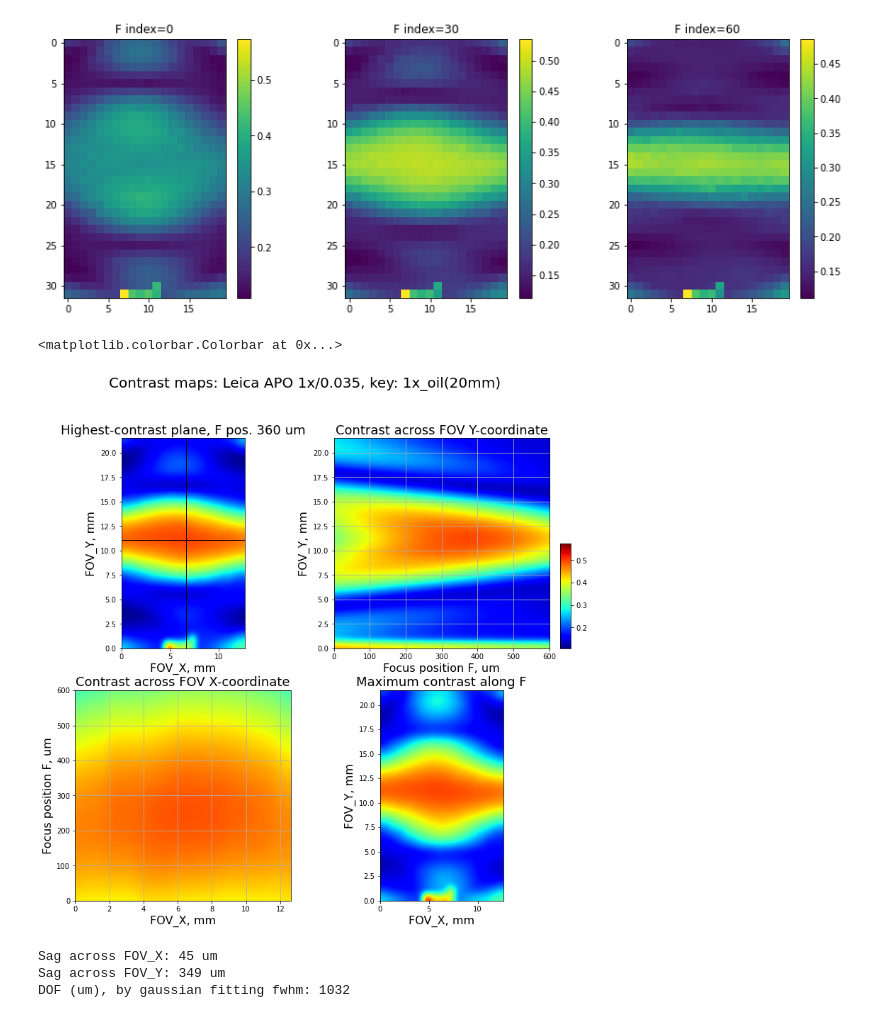
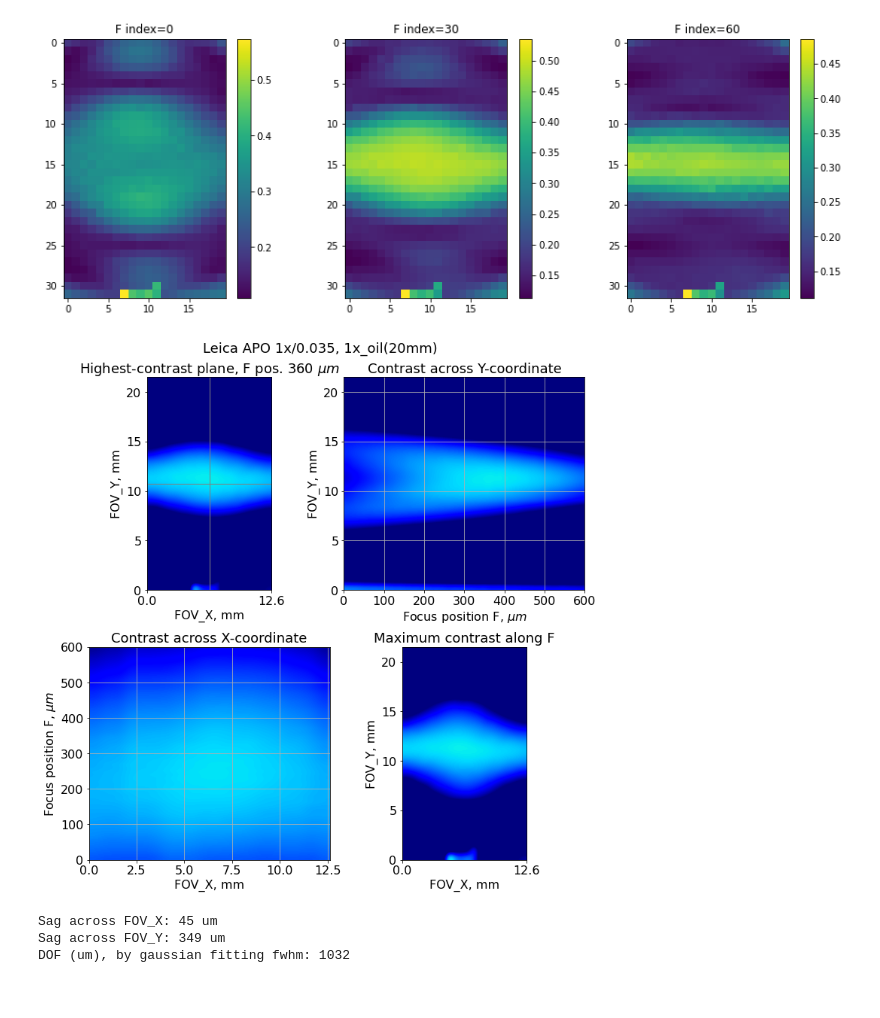
Before and after one commit to nvladimus/lens-testing, a Jupyter notebook: field-curvature/FieldCurvature-Fstack-LeicaPlanAPO-1x-NA0.035.ipynb, the cells around one changed output. Cells and saved outputs as stored; diff of their text form; code cells hidden in the pictures.

```diff
--- a/field-curvature/FieldCurvature-Fstack-LeicaPlanAPO-1x-NA0.035.ipynb
+++ b/field-curvature/FieldCurvature-Fstack-LeicaPlanAPO-1x-NA0.035.ipynb
@@ -24,8 +24,8 @@ from pathlib import Path
 # %%
 datafolder = "D:\\benchtopData\\Lens-testing\\"
 MAG = 1
-LENS_NAME = f"Leica APO {MAG}x/0.035"
-experiment_key = f"{MAG}x_oil(20mm)" #should start with magnification. e.g. 2
+LENS_NAME = f"Leica APO 1x/0.035"
+experiment_key = f"1x_oil(20mm)" #should start with magnification. e.g. 2
 suffix = ''
 datafiles = {
     f"{MAG}x_oil(20mm)": datafolder + f"Leica\\2022-08-26-Leica-1X-oil20mm\\one.tif",
@@ -94,66 +92,76 @@ for ind, f in enumerate([0, im_z//2, im_z-1]):
 # Save contrast table as TIFF and explore interactively
 tif.imsave(save_figs_folder + experiment_key + suffix + "_contrast.tiff", contrast_table)
 # %%
+CMIN, CMAX = 0.3, 0.85
+USE_COLORBAR = False
+FONTSIZE_LABELS = 16
+FONTSIZE_TITLES = 18
 # slice the contrast map along XZ and YZ axis, therough the center
-section_plane_x = N_ROIs_W//2
-section_plane_y = N_ROIs_H//2
-contrast_yz = np.squeeze(contrast_table[:,:,section_plane_x])
-contrast_xz = np.squeeze(contrast_table[:,section_plane_y,:])
-z_contrast_max = np.argmax(contrast_table[:,section_plane_y,section_plane_x])
-cmin, cmax = contrast_table.min(), contrast_table.max()
+contrast_yz = np.squeeze(contrast_table[:,:,N_ROIs_W//2])
+contrast_xz = np.squeeze(contrast_table[:,N_ROIs_H//2,:])
+z_contrast_max = np.argmax(contrast_table[:,N_ROIs_H//2,N_ROIs_W//2])
+#cmin, cmax = contrast_table.min(), contrast_table.max()
+cmin, cmax = CMIN, CMAX
 y_range = np.linspace(0, sensor_dim_mm[0], N_ROIs_H) / MAG
 x_range = np.linspace(0, sensor_dim_mm[1], N_ROIs_W) / MAG
 f_range = np.linspace(0, f_step_um*(im_z-1), im_z)
 
-fig = plt.figure(figsize=(12, 12))
-fig.suptitle(f'Contrast maps: {LENS_NAME}, key: {experiment_key}', fontsize=20)
+fig = plt.figure(figsize=(10.5, 10.5))
+fig.suptitle(f'{LENS_NAME}, {experiment_key}', fontsize=FONTSIZE_TITLES)
 
 ax1 = plt.subplot(2, 2, 1)
 ax1.imshow(contrast_table[z_contrast_max,:,:], vmin=cmin, vmax=cmax,
                      extent=[0, x_range[-1], 0, y_range[-1]],
                      aspect='equal', cmap='jet', interpolation='bicubic')
-ax1.set_title(f"Highest-contrast plane, F pos. {z_contrast_max*f_step_um} um", fontsize=18)
-ax1.set_xlabel("FOV_X, mm", fontsize=16)
-ax1.set_ylabel("FOV_Y, mm", fontsize=16)
-ax1.axhline(y_range[section_plane_y], c="black", linewidth=1)
-ax1.axvline(x_range[section_plane_x], c="black", linewidth=1)
+ax1.set_title(f"Highest-contrast plane, F pos. {z_contrast_max*f_step_um} $\mu m$", fontsize=FONTSIZE_TITLES)
+ax1.set_xticks(np.round((0, x_range[-1]),2))
+ax1.set_xlabel("FOV_X, mm", fontsize=FONTSIZE_LABELS)
+ax1.set_ylabel("FOV_Y, mm", fontsize=FONTSIZE_LABELS)
+ax1.tick_params(axis='both', which='major', labelsize=FONTSIZE_LABELS)
+ax1.axhline(y_range[-1]/2, c="gray", linewidth=1)
+ax1.axvline(x_range[-1]/2, c="gray", linewidth=1)
 
 ax3 = plt.subplot(2, 2, 2)
 conmap3 = ax3.imshow(contrast_yz.T, vmin=cmin, vmax=cmax,
                      extent=[0, f_step_um*(im_z-1), 0, y_range[-1]],
                      aspect='auto', cmap='jet', interpolation='bicubic')
-ax3.set_title("Contrast across FOV Y-coordinate", fontsize=18)
-ax3.set_xlabel("Focus position F, um", fontsize=16)
-ax3.set_ylabel("FOV_Y, mm", fontsize=16)
+ax3.tick_params(axis='both', which='major', labelsize=FONTSIZE_LABELS)
+ax3.set_title("Contrast across Y-coordinate", fontsize=FONTSIZE_TITLES)
+ax3.set_xlabel("Focus position F, $\mu m$", fontsize=FONTSIZE_LABELS)
+ax3.set_ylabel("FOV_Y, mm", fontsize=FONTSIZE_LABELS)
 ax3.grid(True)
 
 ax4 = plt.subplot(2, 2, 3)
 conmap1 = ax4.imshow(contrast_xz, vmin=cmin, vmax=cmax,
                      extent=[0, x_range[-1], 0, f_step_um*(im_z-1)],
                      aspect='auto', cmap='jet', interpolation='bicubic')
-ax4.set_title("Contrast across FOV X-coordinate", fontsize=18)
-ax4.set_ylabel("Focus position F, um", fontsize=16)
-ax4.set_xlabel("FOV_X, mm", fontsize=16)
+ax4.tick_params(axis='both', which='major', labelsize=FONTSIZE_LABELS)
+ax4.set_title("Contrast across X-coordinate", fontsize=FONTSIZE_TITLES)
+ax4.set_ylabel("Focus position F, $\mu m$", fontsize=FONTSIZE_LABELS)
+ax4.set_xlabel("FOV_X, mm", fontsize=FONTSIZE_LABELS)
 ax4.grid(True)
 
 ax0 = plt.subplot(2, 2, 4)
 conmap0 = ax0.imshow(contrast_table.max(axis=0), vmin=cmin, vmax=cmax,
                      extent=[0, x_range[-1], 0, y_range[-1]],
                      aspect='equal', cmap='jet', interpolation='bicubic')
-ax0.set_title("Maximum contrast along F", fontsize=18)
-ax0.set_xlabel("FOV_X, mm", fontsize=16)
-ax0.set_ylabel("FOV_Y, mm", fontsize=16)
+ax0.tick_params(axis='both', which='major', labelsize=FONTSIZE_LABELS)
+ax0.set_xticks(np.round((0, x_range[-1]),2))
+ax0.set_title("Maximum contrast along F", fontsize=FONTSIZE_TITLES)
+ax0.set_xlabel("FOV_X, mm", fontsize=FONTSIZE_LABELS)
+ax0.set_ylabel("FOV_Y, mm", fontsize=FONTSIZE_LABELS)
 
-axins = inset_axes(ax3,
-                   width="5%",  # width = 5% of parent_bbox width
-                   height="50%",  # height : 50%
-                   loc='lower left',
-                   bbox_to_anchor=(1.05, 0., 1, 1),
-                   bbox_transform=ax3.transAxes,
-                   borderpad=0,
-                   )
-plt.colorbar(conmap0, cax=axins)
+if USE_COLORBAR:
+    axins = inset_axes(ax3,
+                       width="5%",  # width = 5% of parent_bbox width
+                       height="50%",  # height : 50%
+                       loc='lower left',
+                       bbox_to_anchor=(1.05, 0., 1, 1),
+                       bbox_transform=ax3.transAxes,
+                       borderpad=0,
+                       )
+    plt.colorbar(conmap0, cax=axins)
+fig.tight_layout()
 # %% [output]
-<matplotlib.colorbar.Colorbar at 0x...>
-[figure, old version]
+[figure, new version]
 # %%
```
Also changed, not shown: parts of 2 cells of this notebook, 52 other files.
